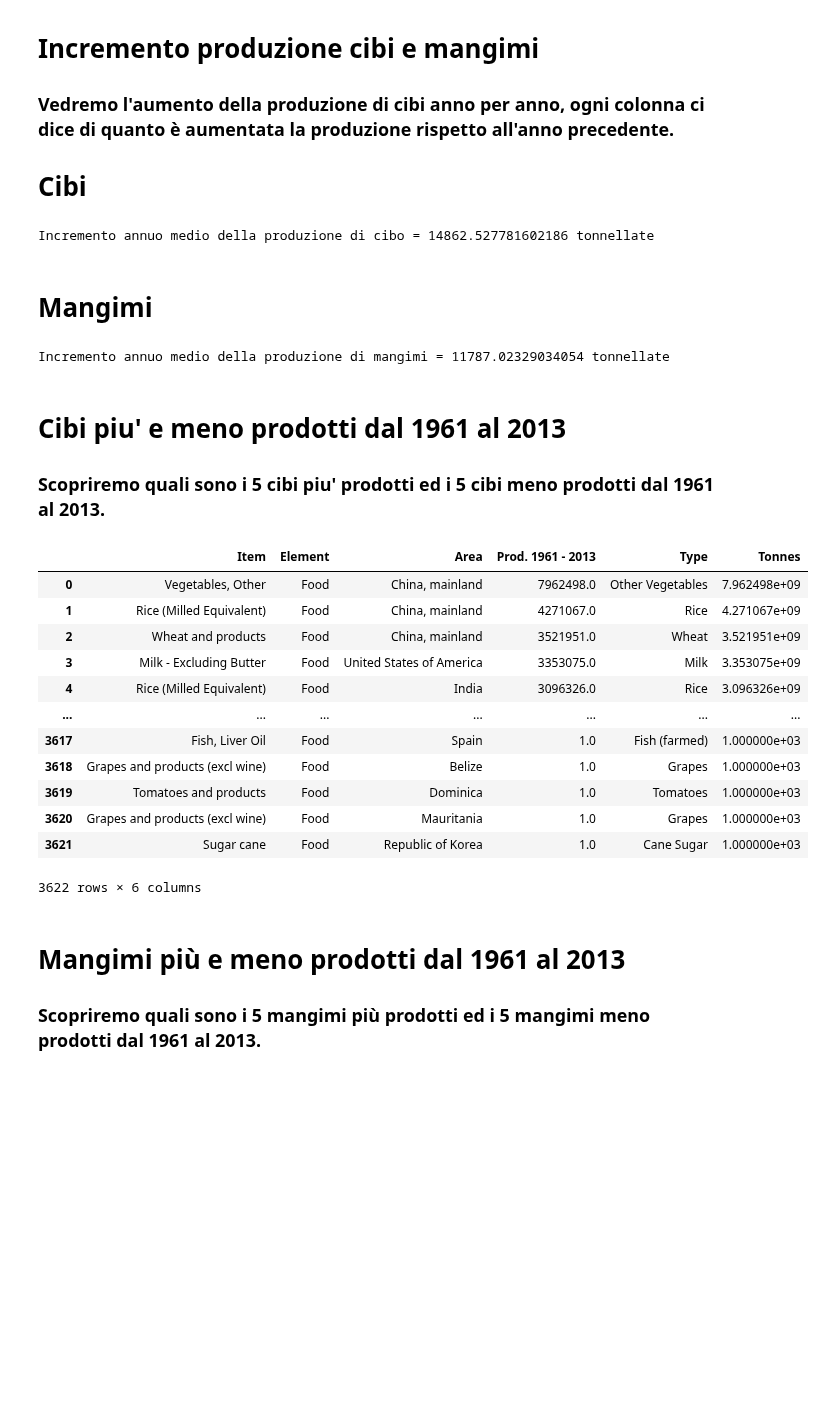
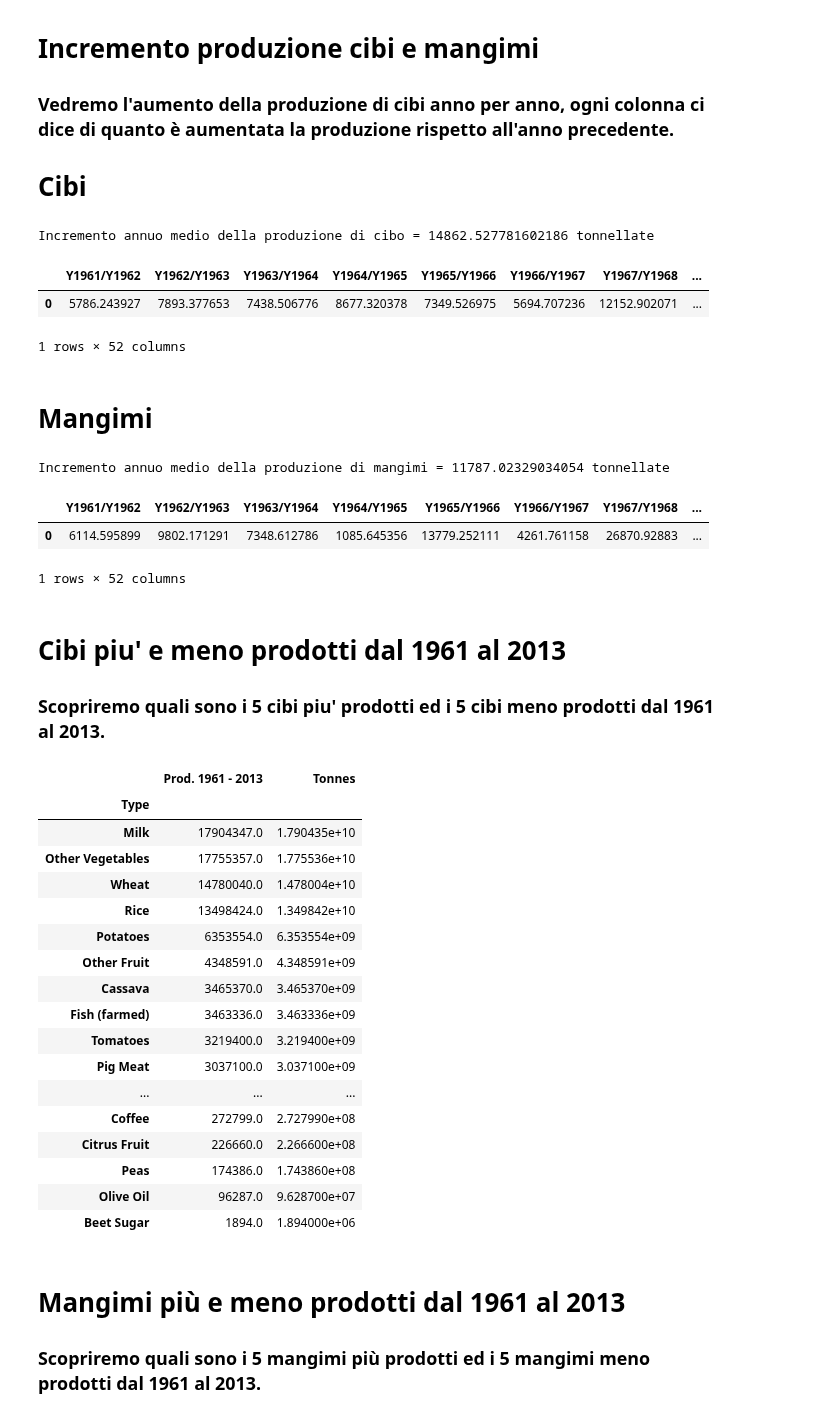
Before and after one commit to monkeymatt0/ProduzioneCibiMangimiImpattoAmbientale, a Jupyter notebook: MatteoVolleroDataVis.ipynb, the cells around one changed output. Cells and saved outputs as stored; diff of their text form; code cells hidden in the pictures; blank space fills up the shorter version.

```diff
--- a/MatteoVolleroDataVis.ipynb
+++ b/MatteoVolleroDataVis.ipynb
@@ -202,7 +202,6 @@ def incrocio_dati(df, cibi, prodotti_tracciati, colonne) -> None:
           else:
                print("No type encoded")
 # %%
-prodotti_tracciati = list()
 # Inserimento nel df in base al tipo di alimento(pt.1)
 prodotti_tracciati = list()
 incrocio_dati(FAO_df, cibi, prodotti_tracciati, colonne_interessate)
@@ -372,8 +371,12 @@ for i in range(1961, 2014):
           Food_yearly_increment_df[f"Y{i}/Y{i+1}"] = pd.Series(Food_yearly_increment[abs(1961 - i)])
 
 print(f"Incremento annuo medio della produzione di cibo = {Food_yearly_increment_df.iloc[0].mean() * 1000} tonnellate")
+Food_yearly_increment_df * 1000
 # %% [output]
 Incremento annuo medio della produzione di cibo = 14862.527781602186 tonnellate
+|  | Y1961/Y1962 | Y1962/Y1963 | Y1963/Y1964 | Y1964/Y1965 | Y1965/Y1966 | Y1966/Y1967 | Y1967/Y1968 | ... |
+| 0 | 5786.243927 | 7893.377653 | 7438.506776 | 8677.320378 | 7349.526975 | 5694.707236 | 12152.902071 | ... |
+1 rows × 52 columns
 # %% [markdown]
 # Mangimi
 # %%
@@ -386,32 +389,41 @@ for i in range(1961, 2014):
           Feed_yearly_increment_df[f"Y{i}/Y{i+1}"] = pd.Series(Feed_yearly_increment[abs(1961 - i)])
 
 print(f"Incremento annuo medio della produzione di mangimi = {Feed_yearly_increment_df.iloc[0].mean() * 1000} tonnellate")
+Feed_yearly_increment_df * 1000
 # %% [output]
 Incremento annuo medio della produzione di mangimi = 11787.02329034054 tonnellate
+|  | Y1961/Y1962 | Y1962/Y1963 | Y1963/Y1964 | Y1964/Y1965 | Y1965/Y1966 | Y1966/Y1967 | Y1967/Y1968 | ... |
+| 0 | 6114.595899 | 9802.171291 | 7348.612786 | 1085.645356 | 13779.252111 | 4261.761158 | 26870.92883 | ... |
+1 rows × 52 columns
 # %% [markdown]
 # Cibi piu' e meno prodotti dal 1961 al 2013
 ### Scopriremo quali sono i 5 cibi piu' prodotti ed i 5 cibi meno prodotti dal 1961 al 2013.
 # %%
 columns_interested = ["Item", "Element", "Area", "Prod. 1961 - 2013", "Type"]
 Food_items = prodotti_tracciati_df[columns_interested]
 Food_items = Food_items[Food_items["Element"] == "Food"]
 Food_items = Food_items.sort_values(by=["Prod. 1961 - 2013"], ascending=False).reset_index().drop(columns=["index"]).drop_duplicates().reset_index().drop(columns=["index"])
 Food_items["Tonnes"] = Food_items["Prod. 1961 - 2013"] * 1000
-Food_items
+Food_items.groupby("Type").sum(numeric_only=True).sort_values(by="Tonnes", ascending=False)
 # %% [output]
-|  | Item | Element | Area | Prod. 1961 - 2013 | Type | Tonnes |
-| 0 | Vegetables, Other | Food | China, mainland | 7962498.0 | Other Vegetables | 7.962498e+09 |
-| 1 | Rice (Milled Equivalent) | Food | China, mainland | 4271067.0 | Rice | 4.271067e+09 |
-| 2 | Wheat and products | Food | China, mainland | 3521951.0 | Wheat | 3.521951e+09 |
-| 3 | Milk - Excluding Butter | Food | United States of America | 3353075.0 | Milk | 3.353075e+09 |
-| 4 | Rice (Milled Equivalent) | Food | India | 3096326.0 | Rice | 3.096326e+09 |
-| ... | ... | ... | ... | ... | ... | ... |
-| 3617 | Fish, Liver Oil | Food | Spain | 1.0 | Fish (farmed) | 1.000000e+03 |
-| 3618 | Grapes and products (excl wine) | Food | Belize | 1.0 | Grapes | 1.000000e+03 |
-| 3619 | Tomatoes and products | Food | Dominica | 1.0 | Tomatoes | 1.000000e+03 |
-| 3620 | Grapes and products (excl wine) | Food | Mauritania | 1.0 | Grapes | 1.000000e+03 |
-| 3621 | Sugar cane | Food | Republic of Korea | 1.0 | Cane Sugar | 1.000000e+03 |
+|  | Prod. 1961 - 2013 | Tonnes |
+| Type |  |  |
+| Milk | 17904347.0 | 1.790435e+10 |
+| Other Vegetables | 17755357.0 | 1.775536e+10 |
+| Wheat | 14780040.0 | 1.478004e+10 |
+| Rice | 13498424.0 | 1.349842e+10 |
+| Potatoes | 6353554.0 | 6.353554e+09 |
+| Other Fruit | 4348591.0 | 4.348591e+09 |
+| Cassava | 3465370.0 | 3.465370e+09 |
+| Fish (farmed) | 3463336.0 | 3.463336e+09 |
+| Tomatoes | 3219400.0 | 3.219400e+09 |
+| Pig Meat | 3037100.0 | 3.037100e+09 |
+| ... | ... | ... |
+| Coffee | 272799.0 | 2.727990e+08 |
+| Citrus Fruit | 226660.0 | 2.266600e+08 |
+| Peas | 174386.0 | 1.743860e+08 |
+| Olive Oil | 96287.0 | 9.628700e+07 |
+| Beet Sugar | 1894.0 | 1.894000e+06 |
-3622 rows × 6 columns
 # %% [markdown]
 # Mangimi più e meno prodotti dal 1961 al 2013
 ### Scopriremo quali sono i 5 mangimi più prodotti ed i 5 mangimi meno prodotti dal 1961 al 2013.
```
Also changed, not shown: parts of 17 cells of this notebook.
